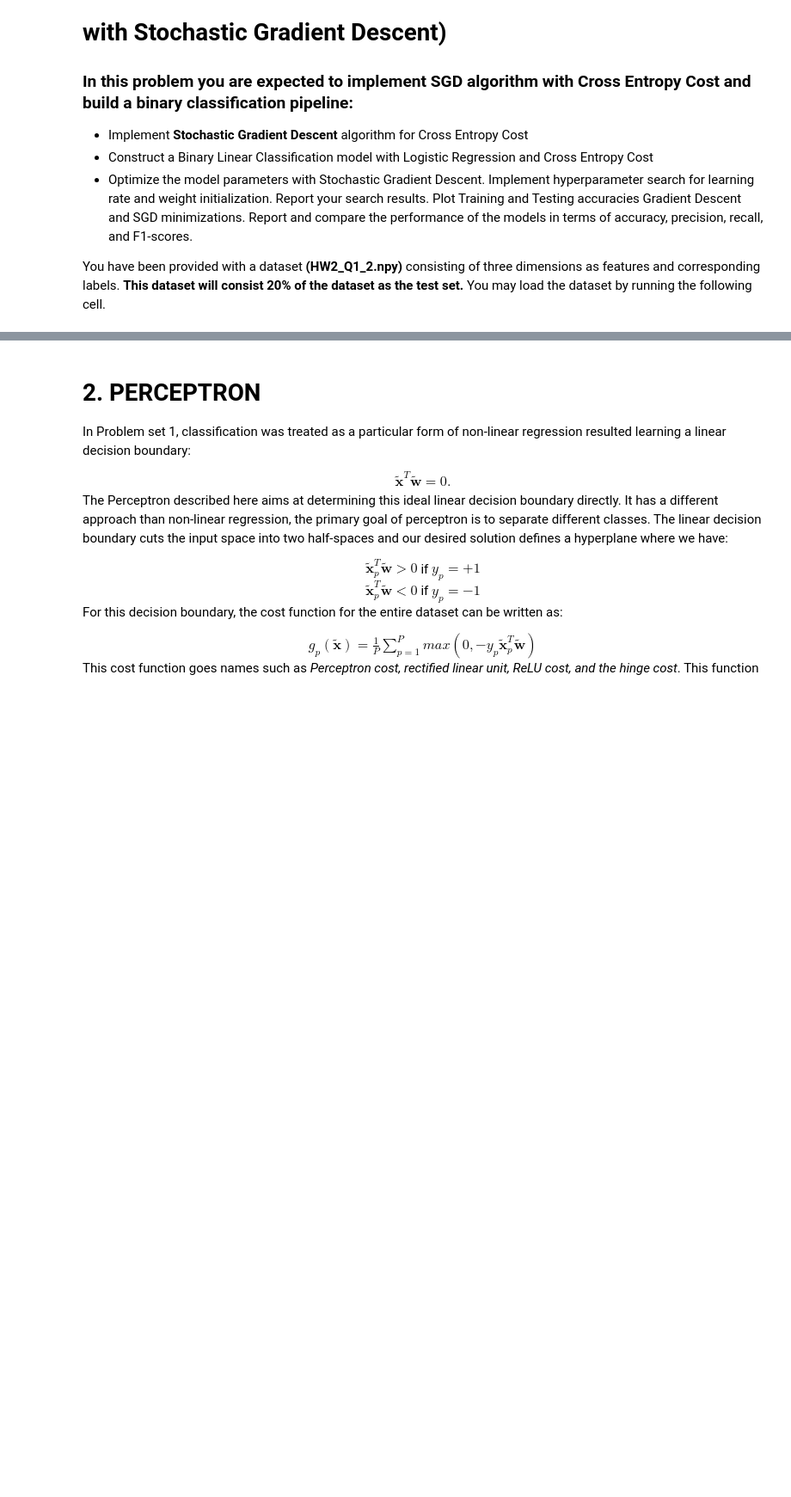
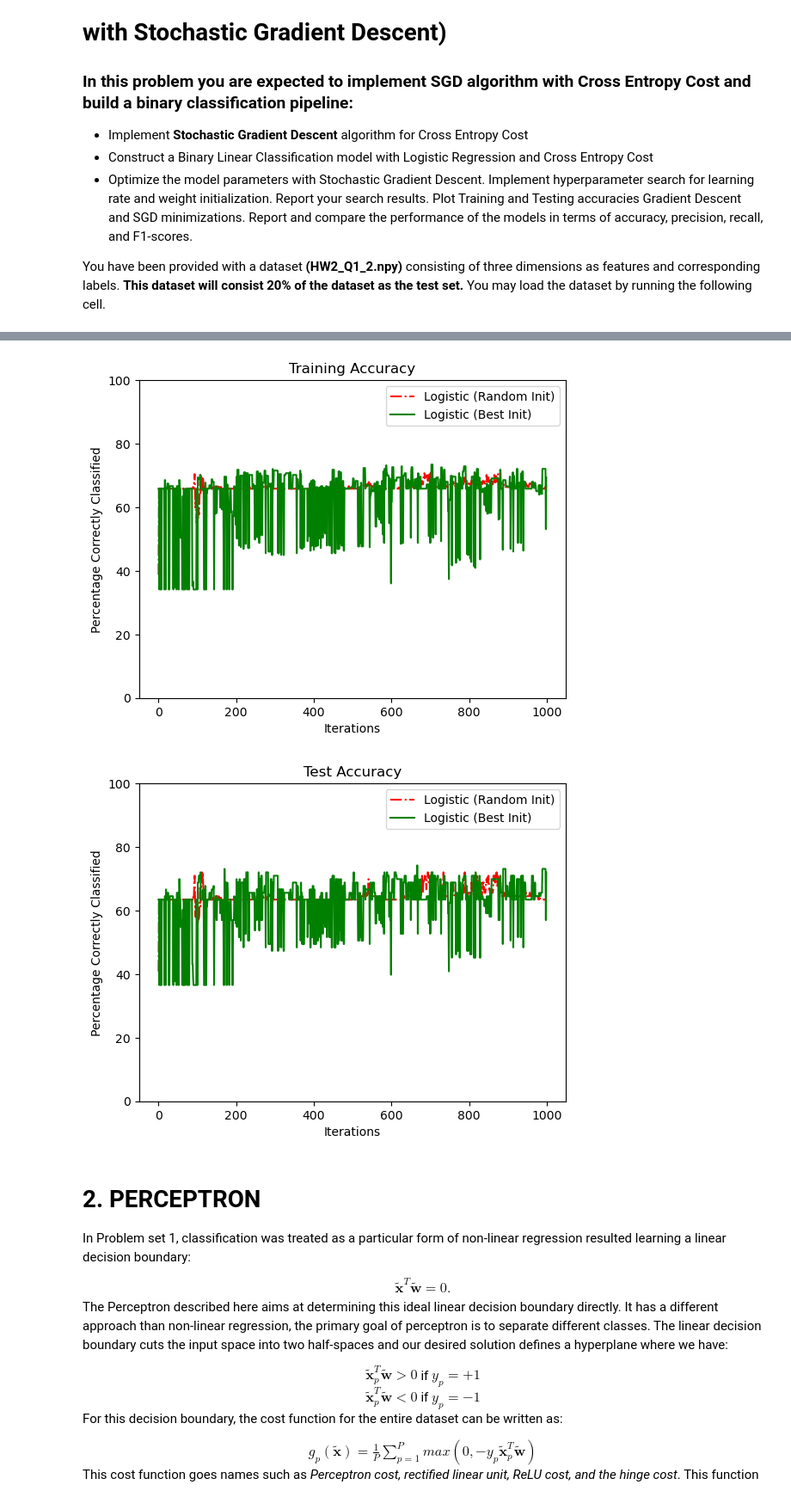
Before and after one commit to MustafaKrc/LFD24, a Jupyter notebook: Binary Linear Classification with Logistic Regression and Perceptron (With SGD)/Homework-3.ipynb, the cells around one changed output, grey strips where cells are left out. Shown: that part at 86% size. Saved outputs shown, nothing was run; the diff lists cells and outputs as text; code cells hidden in the pictures; blank space fills up the shorter version.

Commit message:
part 1.2 half implemented..
Model does not learn at all.

```diff
--- a/Binary Linear Classification with Logistic Regression and Perceptron (With SGD)/Homework-3.ipynb
+++ b/Binary Linear Classification with Logistic Regression and Perceptron (With SGD)/Homework-3.ipynb
@@ -313,0 +449,66 @@ with open('HW2_Q1_2.npy', 'rb') as f:
+# %%
+##############################################################################
+# TODO: Implement Stochastic Gradient Descent (SGD) algorithm in             #
+# LogisticRegression module. (For cross entropy cost)                        #
+# Perform data scaling with MinMaxScaler                                     #
+# Train the Logistic Regression model with both Gradient Descent (with Cross #
+# Entropy Cost) and SGD                                                      #
+# Plot and report the training and test accuracies, precision, recall,       #
+# and F-1s.                                                                  #
+##############################################################################
+
+from LogisticRegression import LogisticRegression
+from data_utils import MinMaxScaler
+
+# Create an instance of MinMaxScaler
+scaler = MinMaxScaler()
+
+# Fit the scaler to x_train
+scaler.fit(x_train)
+
+# Transform x_train and x_test
+x_train_scaled = scaler.transform(x_train)
+x_test_scaled = scaler.transform(x_test)
+
+# Create a model instance
+best_lr, lr_f1 = findOptimumLR(10**-6, 10, x_train_scaled, y_train, x_test_scaled, y_test,
+                                100, LogisticRegression, sensitivity=20)
+print("Best lr: ", best_lr, "F1 score: ", lr_f1)
+
+best_w, w_acc = findOptimumInitWeights_CE(-10, 10, x_train_scaled, y_train, x_test_scaled, y_test,
+                                        100, LogisticRegression, lr = best_lr, sensitivity = 7.5)
+print("Best weights: ", best_w, "Accuracy: ", w_acc)
+rand_model_ce = LogisticRegression(x_train_scaled, y_train, x_test_scaled, y_test) # random initialization
+best_model_ce = LogisticRegression(x_train_scaled, y_train, x_test_scaled, y_test, lr = best_lr, init_weights = best_w) # best initialization
+
+random_train_acc_CE, random_test_acc_CE = rand_model_ce.train_binary_classification_cross_entropy(iterations = 1000)
+best_train_acc_CE, best_test_acc_CE = best_model_ce.train_binary_classification_cross_entropy(iterations = 1000)
+
+#Plot the model training accuracies
+plt.xlabel('Iterations')
+plt.ylabel('Percentage Correctly Classified')
+plt.title('Training Accuracy')
+plt.ylim([0, 100])
+plt.plot(random_train_acc_CE, 'r-.', label='Logistic (Random Init)')
+plt.plot(best_train_acc_CE, 'g-', label='Logistic (Best Init)')
+plt.legend(loc='best')
+plt.show()
+
+#Plot the model testing accuracies
+plt.xlabel('Iterations')
+plt.ylabel('Percentage Correctly Classified')
+plt.title('Test Accuracy')
+plt.ylim([0, 100])
+plt.plot(random_test_acc_CE, 'r-.', label='Logistic (Random Init)')
+plt.plot(best_test_acc_CE, 'g-', label='Logistic (Best Init)')
+plt.legend(loc='best')
+plt.show()
+
+
+# plot performance metrics..
+
+
+##############################################################################
+#                             END OF YOUR CODE                               #
+##############################################################################
+# %% [output]
@@ -314,3 +532,5 @@ with open('HW2_Q1_2.npy', 'rb') as f:
+[figure, added]
+[figure, added]
 # %% [markdown]
 # 2. PERCEPTRON
 
```
Also changed, not shown: parts of 8 cells of this notebook, 1 other file.
